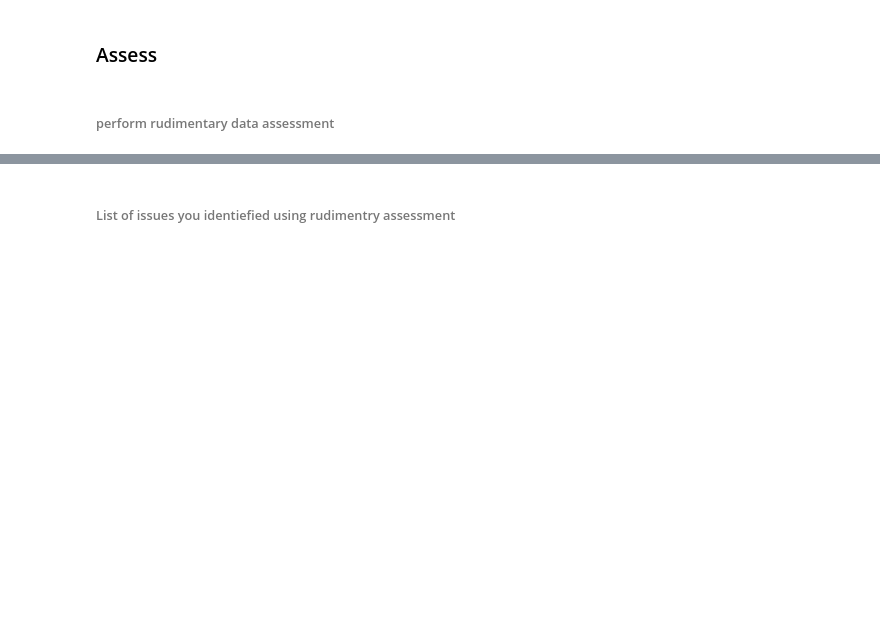
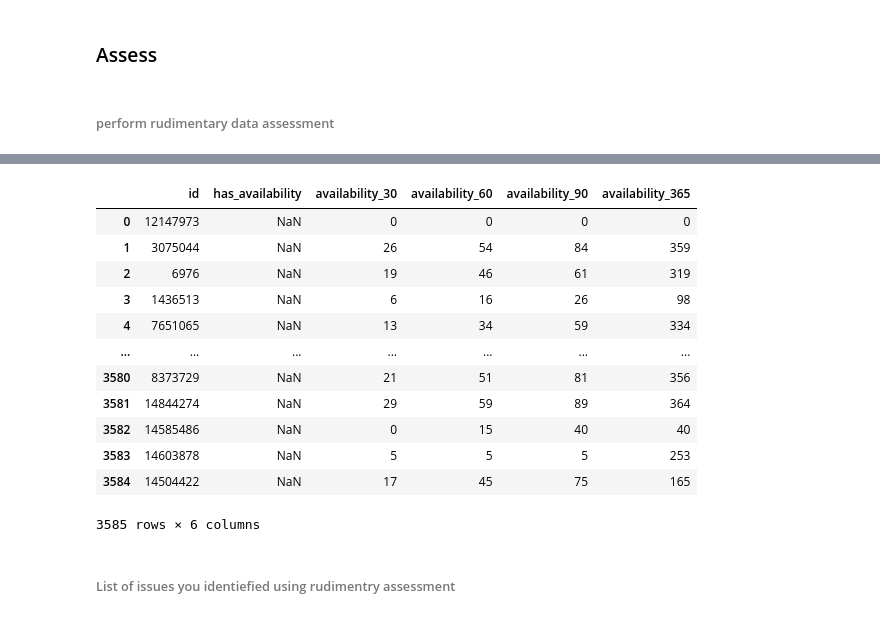
Before and after one commit to sdaphtardar/airbnb_dataset_analysis, a Jupyter notebook: AirBnB_Data_Analysis.ipynb, the cells around one changed output, grey strips where cells are left out. Cells and saved outputs as stored; diff of their text form; code cells hidden in the pictures; blank space fills up the shorter version.

```diff
--- a/AirBnB_Data_Analysis.ipynb
+++ b/AirBnB_Data_Analysis.ipynb
@@ -73,0 +55,7 @@ NameError: name 'df' is not defined
+# %%
+df_boston_calendar = pd.read_csv('Boston-calendar.csv')
+df_boston_listings =  pd.read_csv('Boston-listings.csv')
+df_boston_reviews = pd.read_csv('Boston-reviews.csv')
+df_seattle_calendar = pd.read_csv('Seattle-calendar.csv')
+df_seattle_listings = pd.read_csv('Seattle-listings.csv')
+df_seattle_reviews = pd.read_csv('Seattle-reviews.csv')
@@ -77,3 +194,5 @@ NameError: name 'df' is not defined
 ### Assess
 # %% [markdown]
 ###### perform rudimentary data assessment
+# %%
+pd.set_option('display.max_rows', 500)
@@ -86,3 +318,20 @@ df_name.corr()
+# %%
+df_boston_listings[['id','has_availability', 'availability_30', 'availability_60',
+       'availability_90', 'availability_365']]
+# %% [output]
+|  | id | has_availability | availability_30 | availability_60 | availability_90 | availability_365 |
+| 0 | 12147973 | NaN | 0 | 0 | 0 | 0 |
+| 1 | 3075044 | NaN | 26 | 54 | 84 | 359 |
+| 2 | 6976 | NaN | 19 | 46 | 61 | 319 |
+| 3 | 1436513 | NaN | 6 | 16 | 26 | 98 |
+| 4 | 7651065 | NaN | 13 | 34 | 59 | 334 |
+| ... | ... | ... | ... | ... | ... | ... |
+| 3580 | 8373729 | NaN | 21 | 51 | 81 | 356 |
+| 3581 | 14844274 | NaN | 29 | 59 | 89 | 364 |
+| 3582 | 14585486 | NaN | 0 | 15 | 40 | 40 |
+| 3583 | 14603878 | NaN | 5 | 5 | 5 | 253 |
+| 3584 | 14504422 | NaN | 17 | 45 | 75 | 165 |
+3585 rows × 6 columns
 # %% [markdown]
 ###### List of issues you identiefied using rudimentry assessment
 # %% [markdown]
```
Also changed, not shown: parts of 52 cells of this notebook.
